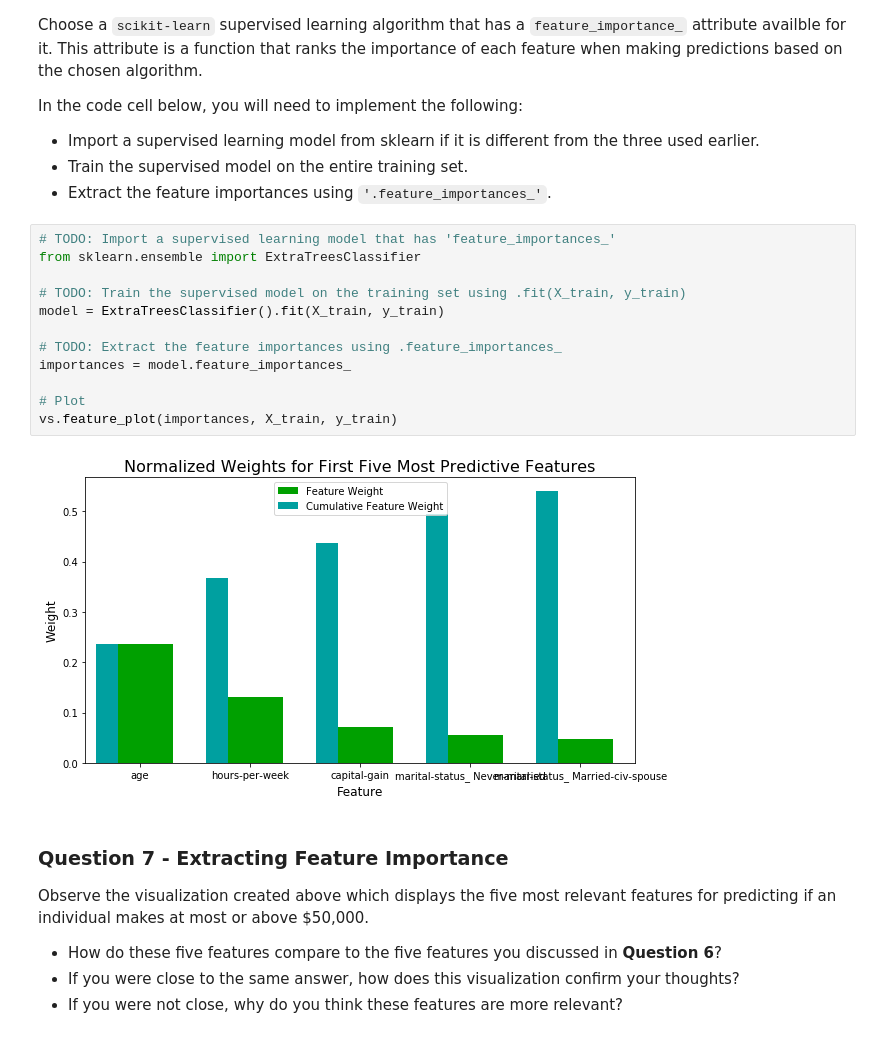
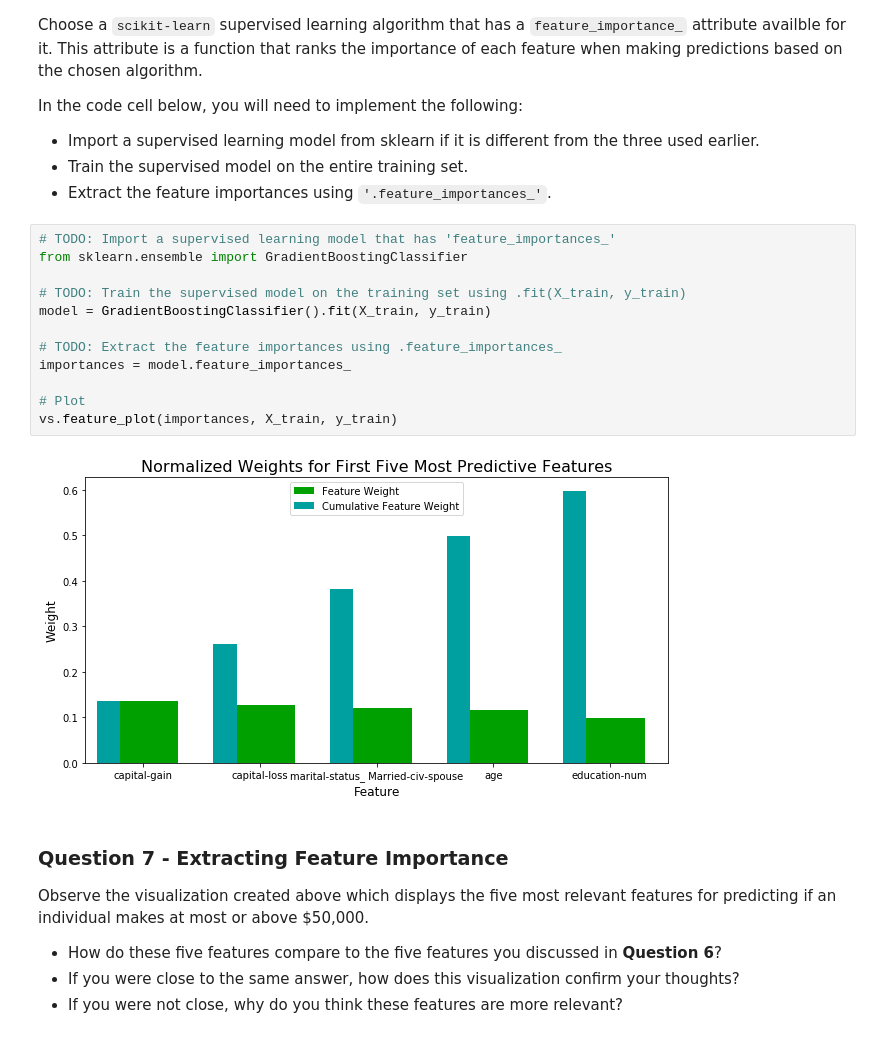
Before and after one commit to fredericoguerra/ML-Udacity-finding_donors, a Jupyter notebook: finding_donors.ipynb, the cells around one changed output. Saved outputs shown, nothing was run; the diff lists cells and outputs as text.

```diff
--- a/finding_donors.ipynb
+++ b/finding_donors.ipynb
@@ -585,18 +606,18 @@ In the code cell below, you will need to implement the following:
  - Extract the feature importances using `'.feature_importances_'`.
 # %%
 # TODO: Import a supervised learning model that has 'feature_importances_'
-from sklearn.ensemble import ExtraTreesClassifier
+from sklearn.ensemble import GradientBoostingClassifier
 
 # TODO: Train the supervised model on the training set using .fit(X_train, y_train)
-model = ExtraTreesClassifier().fit(X_train, y_train)
+model = GradientBoostingClassifier().fit(X_train, y_train)
 
 # TODO: Extract the feature importances using .feature_importances_
 importances = model.feature_importances_
 
 # Plot
 vs.feature_plot(importances, X_train, y_train)
 # %% [output]
-[figure, old version]
+[figure, new version]
 # %% [markdown]
 ### Question 7 - Extracting Feature Importance
 
```
Also changed, not shown: parts of 16 cells of this notebook.
